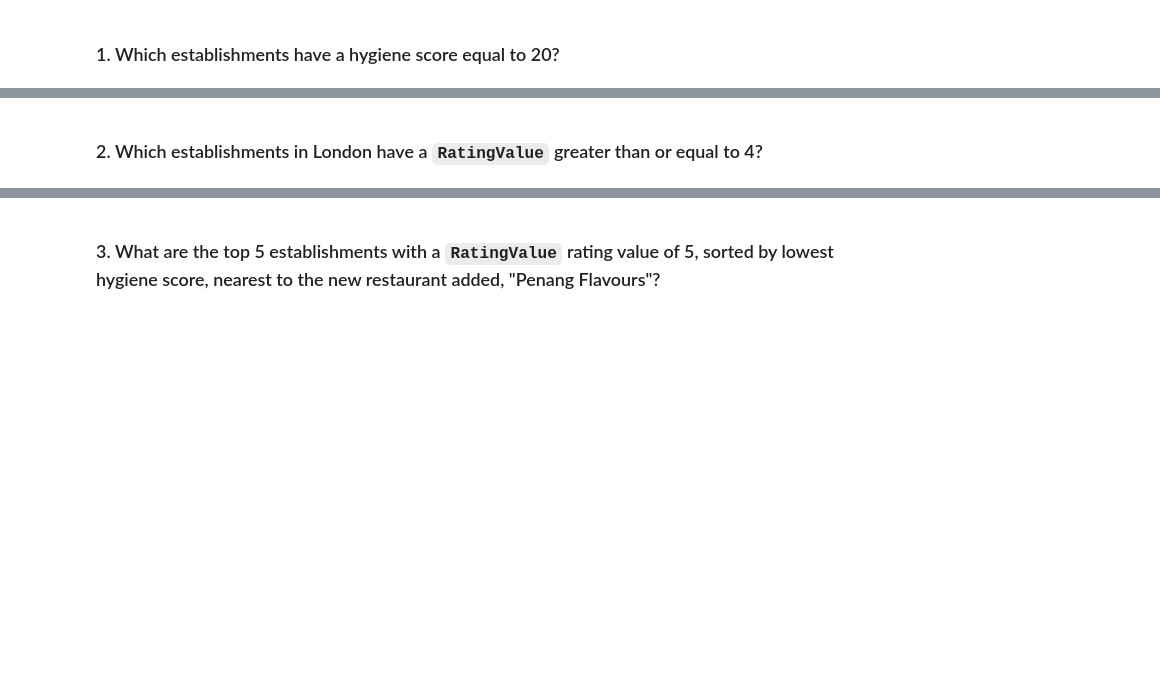
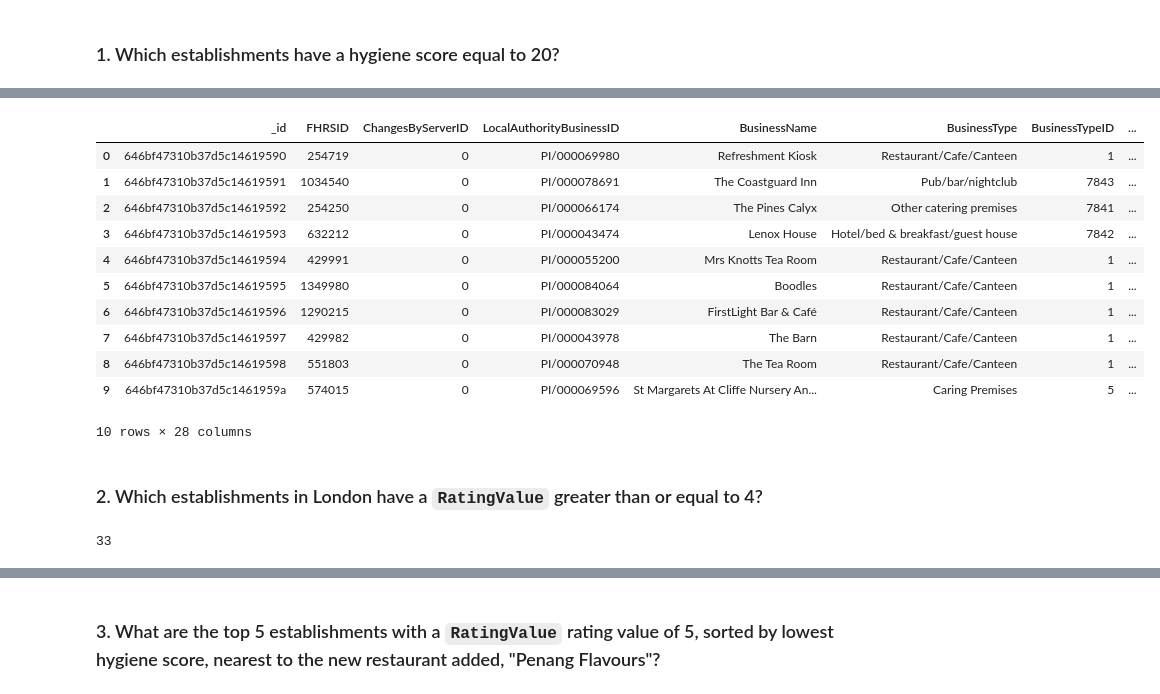
Before and after one commit to WillMcDonald25/nosql_workbook, a Jupyter notebook: NoSQL_analysis_starter.ipynb, the cells around one changed output, grey strips where cells are left out. Drawn from its saved outputs; the diff is of its cells as text; code cells hidden in the pictures; blank space fills up the shorter version.

```diff
--- a/NoSQL_analysis_starter.ipynb
+++ b/NoSQL_analysis_starter.ipynb
@@ -27,8 +85,10 @@ Unless otherwise stated, for each question:
 ### 1. Which establishments have a hygiene score equal to 20?
 # %%
 # Find the establishments with a hygiene score of 20
-query =
+query = {'scores.Hygiene': 20}
+
 
 # Use count_documents to display the number of documents in the result
-
+establishments.count_documents(query)
 # Display the first document in the results using pprint
+#establishments.find_one(query)
@@ -35,15 +119,33 @@ query =
 # %%
 # Convert the result to a Pandas DataFrame
+df = pd.DataFrame(establishments.find(query))
+df.head(10)
 
 # Display the number of rows in the DataFrame
 
 # Display the first 10 rows of the DataFrame
+# %% [output]
+|  | _id | FHRSID | ChangesByServerID | LocalAuthorityBusinessID | BusinessName | BusinessType | BusinessTypeID | ... |
+| 0 | 646bf47310b37d5c14619590 | 254719 | 0 | PI/000069980 | Refreshment Kiosk | Restaurant/Cafe/Canteen | 1 | ... |
+| 1 | 646bf47310b37d5c14619591 | 1034540 | 0 | PI/000078691 | The Coastguard Inn | Pub/bar/nightclub | 7843 | ... |
+| 2 | 646bf47310b37d5c14619592 | 254250 | 0 | PI/000066174 | The Pines Calyx | Other catering premises | 7841 | ... |
+| 3 | 646bf47310b37d5c14619593 | 632212 | 0 | PI/000043474 | Lenox House | Hotel/bed & breakfast/guest house | 7842 | ... |
+| 4 | 646bf47310b37d5c14619594 | 429991 | 0 | PI/000055200 | Mrs Knotts Tea Room | Restaurant/Cafe/Canteen | 1 | ... |
+| 5 | 646bf47310b37d5c14619595 | 1349980 | 0 | PI/000084064 | Boodles | Restaurant/Cafe/Canteen | 1 | ... |
+| 6 | 646bf47310b37d5c14619596 | 1290215 | 0 | PI/000083029 | FirstLight Bar & Café | Restaurant/Cafe/Canteen | 1 | ... |
+| 7 | 646bf47310b37d5c14619597 | 429982 | 0 | PI/000043978 | The Barn | Restaurant/Cafe/Canteen | 1 | ... |
+| 8 | 646bf47310b37d5c14619598 | 551803 | 0 | PI/000070948 | The Tea Room | Restaurant/Cafe/Canteen | 1 | ... |
+| 9 | 646bf47310b37d5c1461959a | 574015 | 0 | PI/000069596 | St Margarets At Cliffe Nursery An... | Caring Premises | 5 | ... |
+10 rows × 28 columns
 # %% [markdown]
 ### 2. Which establishments in London have a `RatingValue` greater than or equal to 4?
 # %%
 # Find the establishments with London as the Local Authority and has a RatingValue greater than or equal to 4.
-query =
+query_london = {'LocalAuthorityName': {'$regex': 'London'},
+         'RatingValue': {'$gte': 4}}
 
 # Use count_documents to display the number of documents in the result
-
+establishments.count_documents(query_london)
 # Display the first document in the results using pprint
+# %% [output]
+33
```
Also changed, not shown: parts of 17 cells of this notebook, 2 other files.
